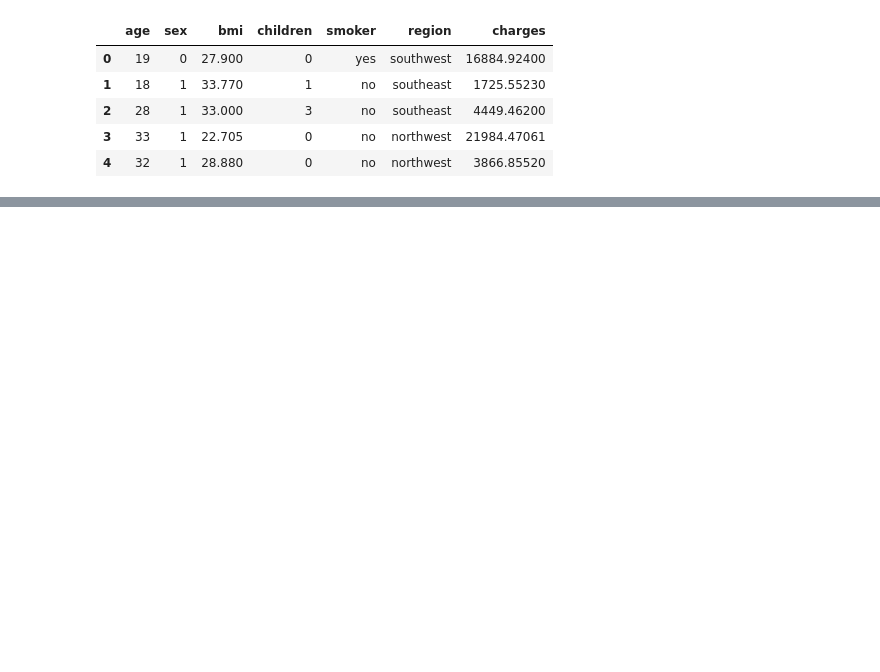
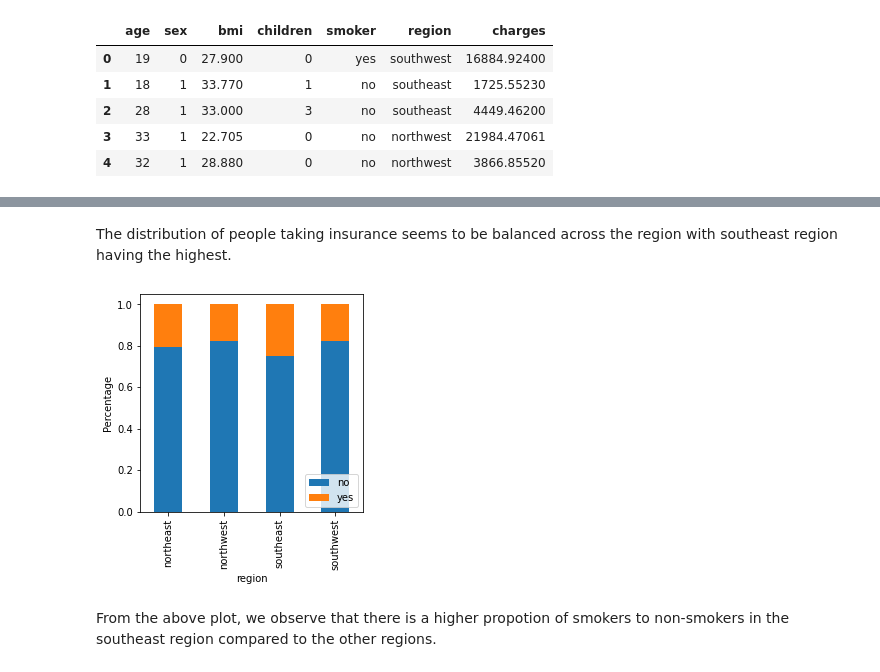
Before and after one commit to DennisChangach/Africa-Data-School-Assignments, a Jupyter notebook: Assigment_7/Assignment_7.ipynb, the cells around one changed output, grey strips where cells are left out. Drawn from its saved outputs; the diff is of its cells as text; code cells hidden in the pictures; blank space fills up the shorter version.

```diff
--- a/Assigment_7/Assignment_7.ipynb
+++ b/Assigment_7/Assignment_7.ipynb
@@ -97,0 +111,9 @@ insurance_df.head()
+# %% [markdown]
+The distribution of people taking insurance seems to be balanced across the region with southeast region having the highest.
+# %%
+# relationship between age and bmi
+bivariate_analysis(insurance_df,'region','smoker')
+# %% [output]
+[figure, added]
+# %% [markdown]
+From the above plot, we observe that there is a higher propotion of smokers to non-smokers in the southeast region compared to the other regions.
```
Also changed, not shown: parts of 9 cells of this notebook.
